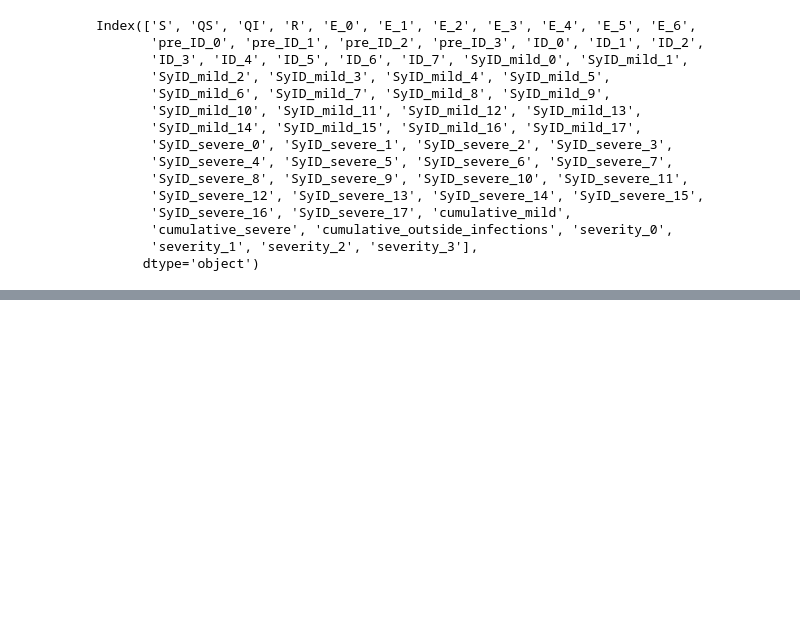
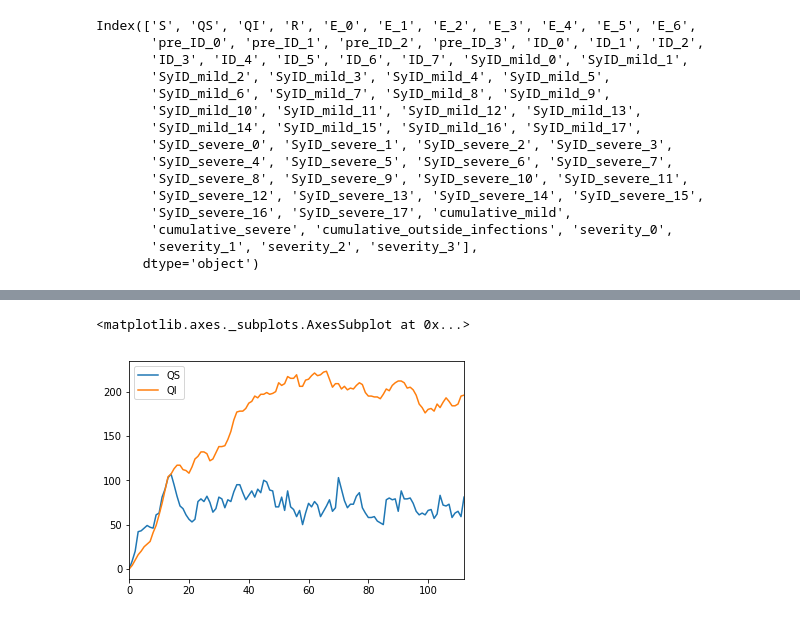
Before and after one commit to peter-i-frazier/group-testing, a Jupyter notebook: notebooks/june_9_no_reopen_plots.ipynb, the cells around one changed output, grey strips where cells are left out. Cells and saved outputs as stored; diff of their text form; code cells hidden in the pictures; blank space fills up the shorter version.

```diff
--- a/notebooks/june_9_no_reopen_plots.ipynb
+++ b/notebooks/june_9_no_reopen_plots.ipynb
@@ -205,0 +216,5 @@ Index(['S', 'QS', 'QI', 'R', 'E_0', 'E_1', 'E_2', 'E_3', 'E_4', 'E_5', 'E_6',
+# %%
+reopen_output.sim_results['Nominal Parameters'][(0.1,)][2][['QS','QI']].plot()
+# %% [output]
+<matplotlib.axes._subplots.AxesSubplot at 0x...>
+[figure, added]
```
Also changed, not shown: parts of 9 cells of this notebook, 1 other file.
